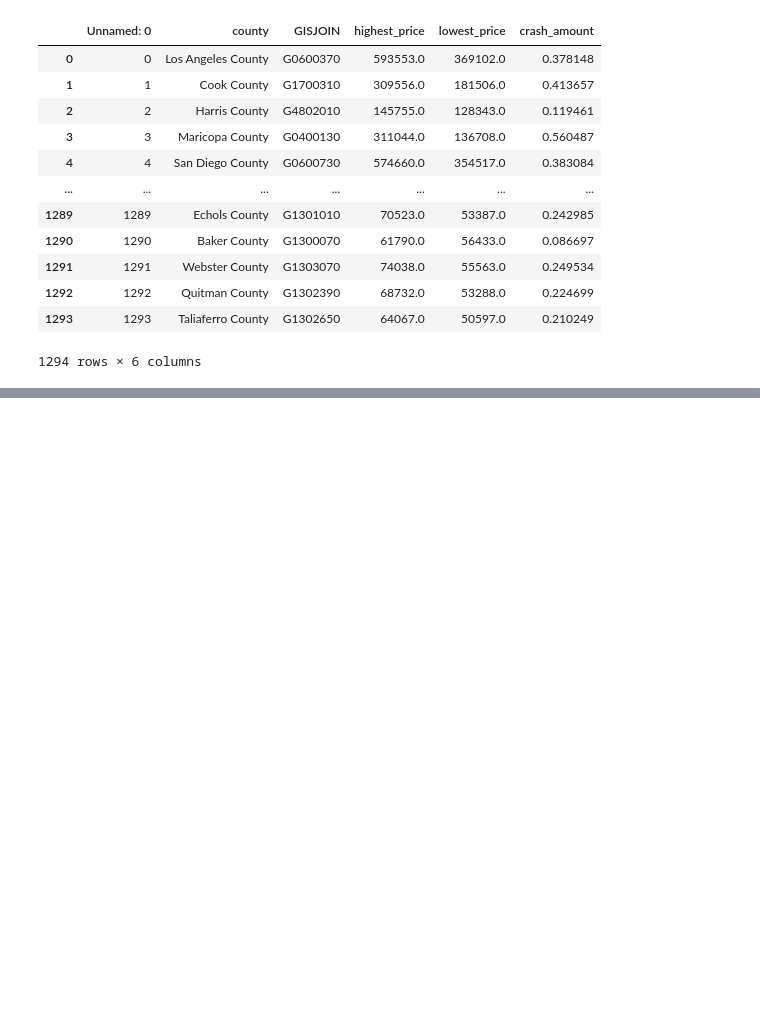
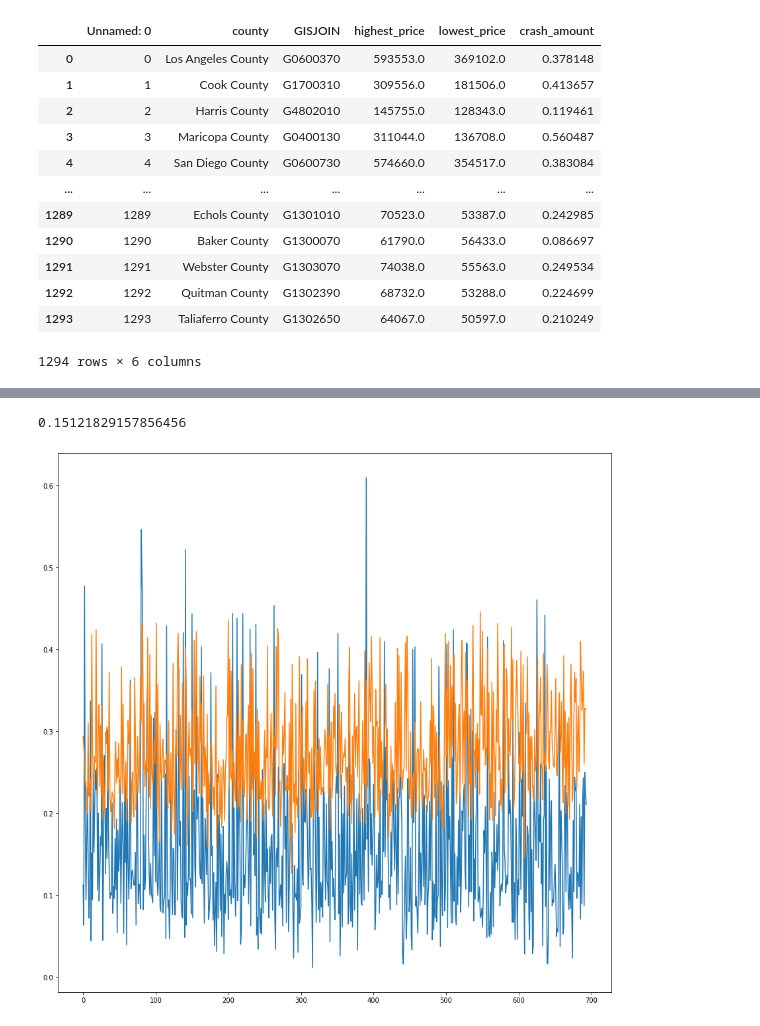
Before and after one commit to drg101/fysallida, a Jupyter notebook: analyze/Linear_Regression.ipynb, the cells around one changed output, grey strips where cells are left out. Saved outputs shown, nothing was run; the diff lists cells and outputs as text; code cells hidden in the pictures; blank space fills up the shorter version.

```diff
--- a/analyze/Linear_Regression.ipynb
+++ b/analyze/Linear_Regression.ipynb
@@ -77,0 +128,13 @@ plt.plot(Y)
+# %%
+model = keras.Sequential(
+    [
+        keras.Input(shape=(11,)),
+        layers.Dense(32, activation="relu", name="layer1"),
+        layers.Dense(64, activation="relu", name="layer2"),
+        layers.Dense(32, activation="relu", name="layer3"),
+        layers.Dense(1, name='out', activation='sigmoid')
+    ]
+)
+model.summary()
+opt = keras.optimizers.Adam(learning_rate=0.005)
+model.compile(loss='mean_squared_error', optimizer=opt)
@@ -77,0 +159,3 @@ plt.plot(Y)
+# %%
+n_epochs = 10
+history1 = model.fit(X[:600], T[:600].reshape(-1,1), batch_size=64, epochs=n_epochs, verbose=1)
@@ -77,0 +183,12 @@ plt.plot(Y)
+# %%
+Y = model.predict(X[600:])
+# %%
+np.sqrt(np.mean((Y-T[600:].reshape(-1,1))**2))
+# %% [output]
+0.15121829157856456
+# %%
+plt.figure(figsize=(15,15))
+plt.plot(T[600:])
+plt.plot(Y);
+# %% [output]
+[figure, added]
```
Also changed, not shown: parts of 16 cells of this notebook.
